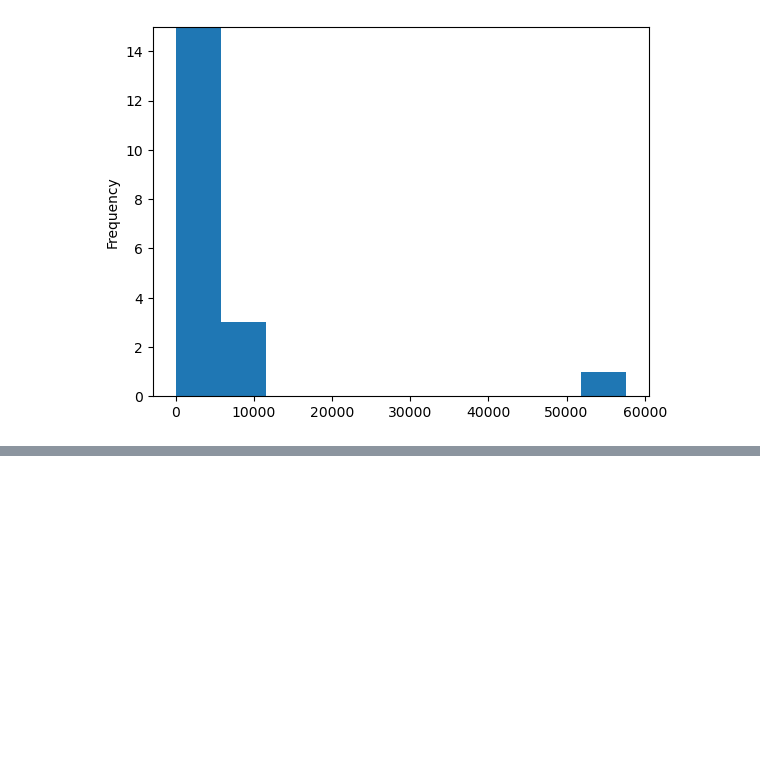
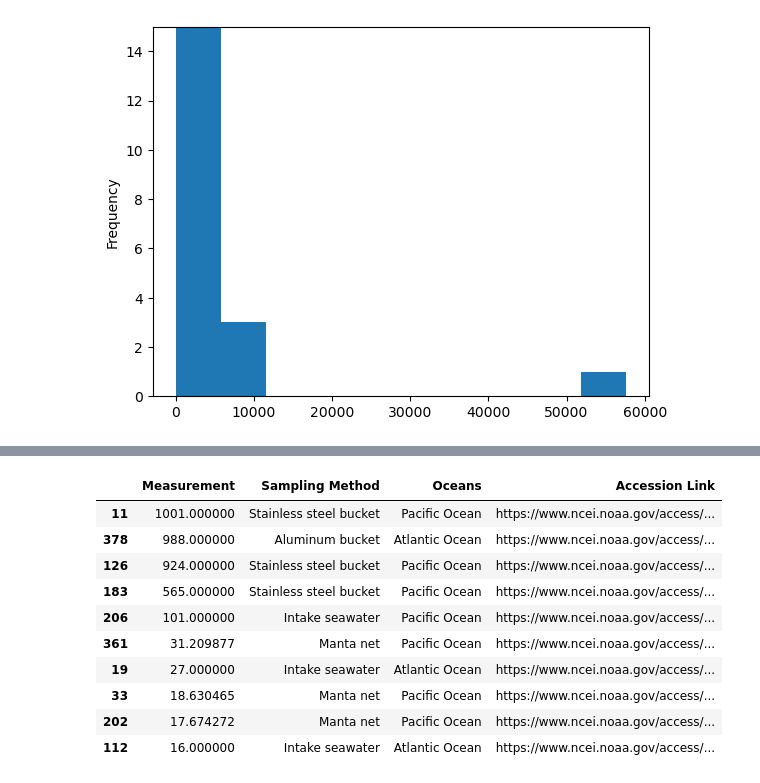
Before and after one commit to DerikVo/DSI_project_4_MIcroplastics, a Jupyter notebook: Code/Derik_EDA.ipynb, the cells around one changed output, grey strips where cells are left out. Cells and saved outputs as stored; diff of their text form; code cells hidden in the pictures; blank space fills up the shorter version.

```diff
--- a/Code/Derik_EDA.ipynb
+++ b/Code/Derik_EDA.ipynb
@@ -200,0 +216,14 @@ df['Measurement'][df['Measurement']>1].plot(kind='hist')
+# %%
+df[['Measurement','Sampling Method','Oceans','Accession Link']][df['Measurement']>10].head(10).sort_values(by='Measurement',ascending= False)
+# %% [output]
+|  | Measurement | Sampling Method | Oceans | Accession Link |
+| 11 | 1001.000000 | Stainless steel bucket | Pacific Ocean | https://www.ncei.noaa.gov/access/... |
+| 378 | 988.000000 | Aluminum bucket | Atlantic Ocean | https://www.ncei.noaa.gov/access/... |
+| 126 | 924.000000 | Stainless steel bucket | Pacific Ocean | https://www.ncei.noaa.gov/access/... |
+| 183 | 565.000000 | Stainless steel bucket | Pacific Ocean | https://www.ncei.noaa.gov/access/... |
+| 206 | 101.000000 | Intake seawater | Pacific Ocean | https://www.ncei.noaa.gov/access/... |
+| 361 | 31.209877 | Manta net | Pacific Ocean | https://www.ncei.noaa.gov/access/... |
+| 19 | 27.000000 | Intake seawater | Atlantic Ocean | https://www.ncei.noaa.gov/access/... |
+| 33 | 18.630465 | Manta net | Pacific Ocean | https://www.ncei.noaa.gov/access/... |
+| 202 | 17.674272 | Manta net | Pacific Ocean | https://www.ncei.noaa.gov/access/... |
+| 112 | 16.000000 | Intake seawater | Atlantic Ocean | https://www.ncei.noaa.gov/access/... |
```
Also changed, not shown: parts of 6 cells of this notebook.
